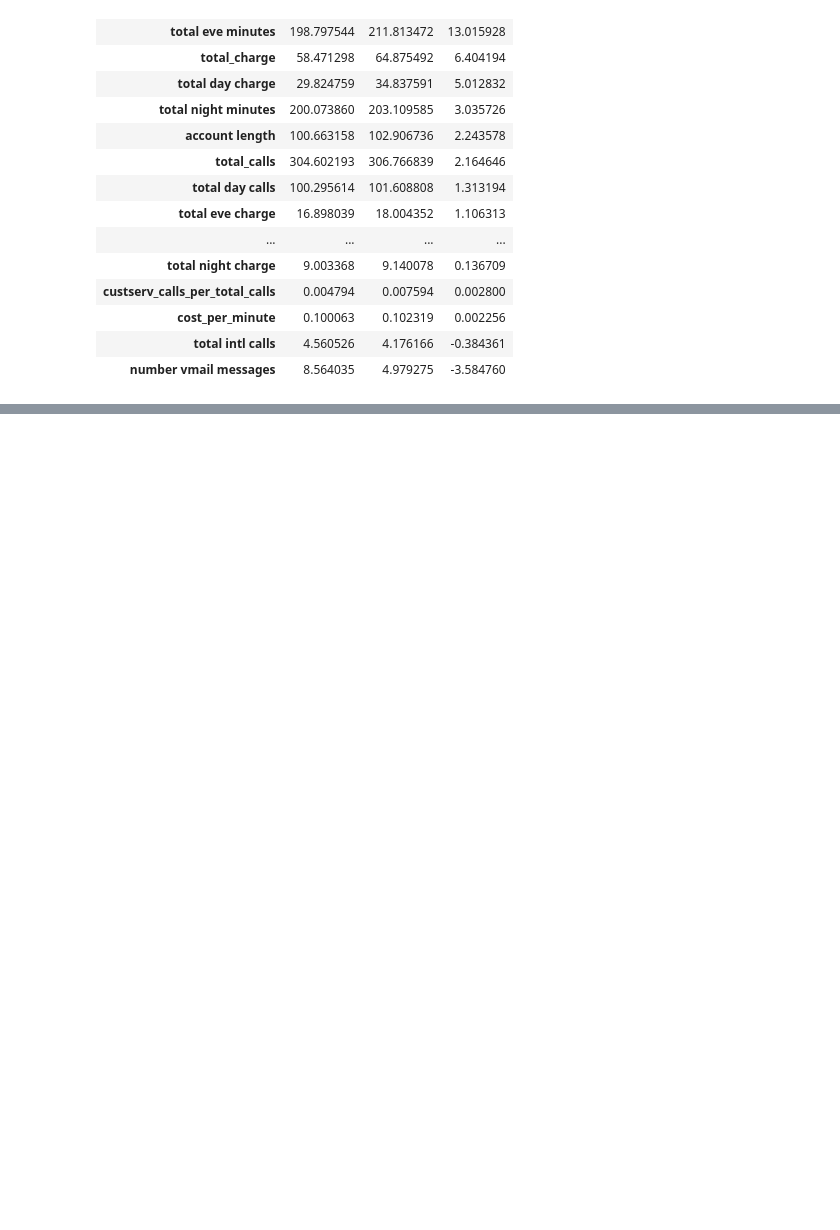
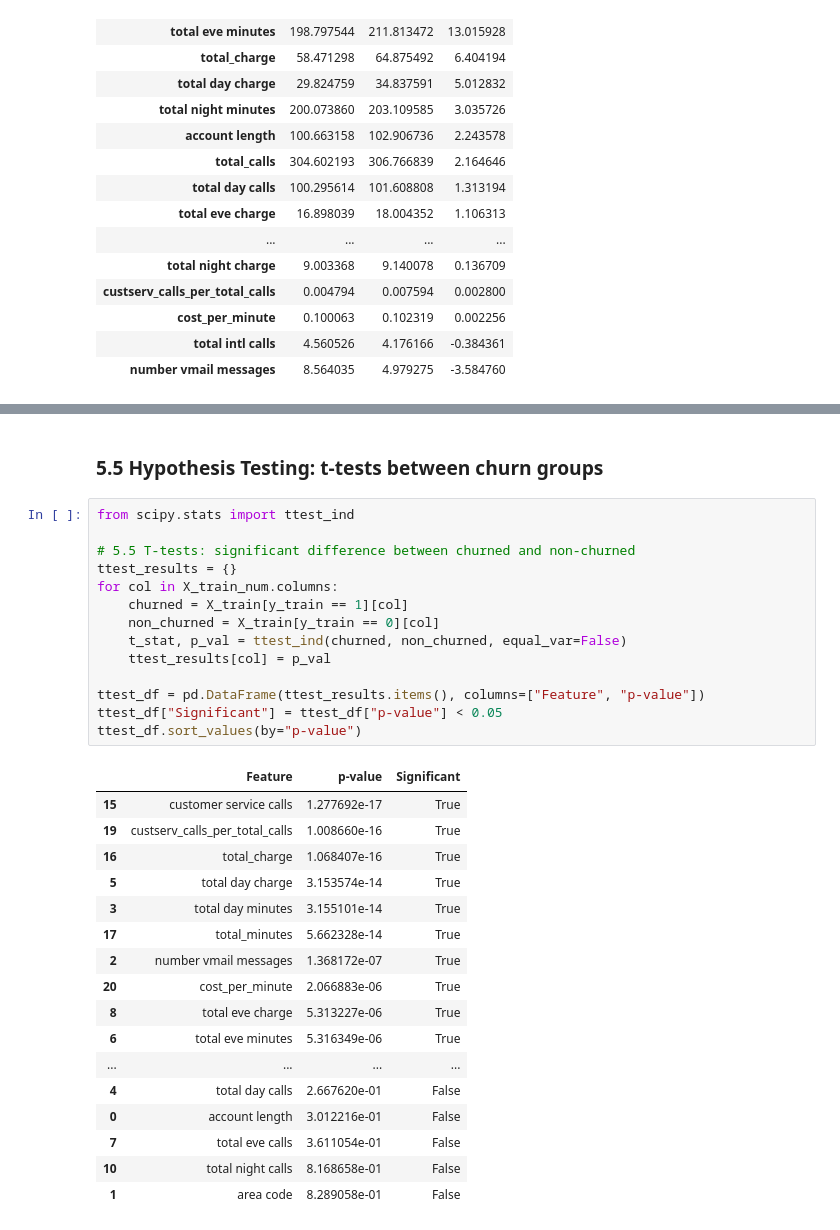
Before and after one commit to HellenDianaNjeri/SyriaTel-Customer-Churn, a Jupyter notebook: notebooks/SyriaTel Customer Churn.ipynb, the cells around one changed output, grey strips where cells are left out. Saved outputs shown, nothing was run; the diff lists cells and outputs as text; blank space fills up the shorter version.

```diff
--- a/notebooks/SyriaTel Customer Churn.ipynb
+++ b/notebooks/SyriaTel Customer Churn.ipynb
@@ -599,0 +644,34 @@ churn_grouped.sort_values("diff", ascending=False)
+# %% [markdown]
+### 5.5 Hypothesis Testing: t-tests between churn groups
+# %%
+from scipy.stats import ttest_ind
+
+# 5.5 T-tests: significant difference between churned and non-churned
+ttest_results = {}
+for col in X_train_num.columns:
+    churned = X_train[y_train == 1][col]
+    non_churned = X_train[y_train == 0][col]
+    t_stat, p_val = ttest_ind(churned, non_churned, equal_var=False)
+    ttest_results[col] = p_val
+
+ttest_df = pd.DataFrame(ttest_results.items(), columns=["Feature", "p-value"])
+ttest_df["Significant"] = ttest_df["p-value"] < 0.05
+ttest_df.sort_values(by="p-value")
+# %% [output]
+|  | Feature | p-value | Significant |
+| 15 | customer service calls | 1.277692e-17 | True |
+| 19 | custserv_calls_per_total_calls | 1.008660e-16 | True |
+| 16 | total_charge | 1.068407e-16 | True |
+| 5 | total day charge | 3.153574e-14 | True |
+| 3 | total day minutes | 3.155101e-14 | True |
+| 17 | total_minutes | 5.662328e-14 | True |
+| 2 | number vmail messages | 1.368172e-07 | True |
+| 20 | cost_per_minute | 2.066883e-06 | True |
+| 8 | total eve charge | 5.313227e-06 | True |
+| 6 | total eve minutes | 5.316349e-06 | True |
+| ... | ... | ... | ... |
+| 4 | total day calls | 2.667620e-01 | False |
+| 0 | account length | 3.012216e-01 | False |
+| 7 | total eve calls | 3.611054e-01 | False |
+| 10 | total night calls | 8.168658e-01 | False |
+| 1 | area code | 8.289058e-01 | False |
```
Also changed, not shown: parts of 8 cells of this notebook.
